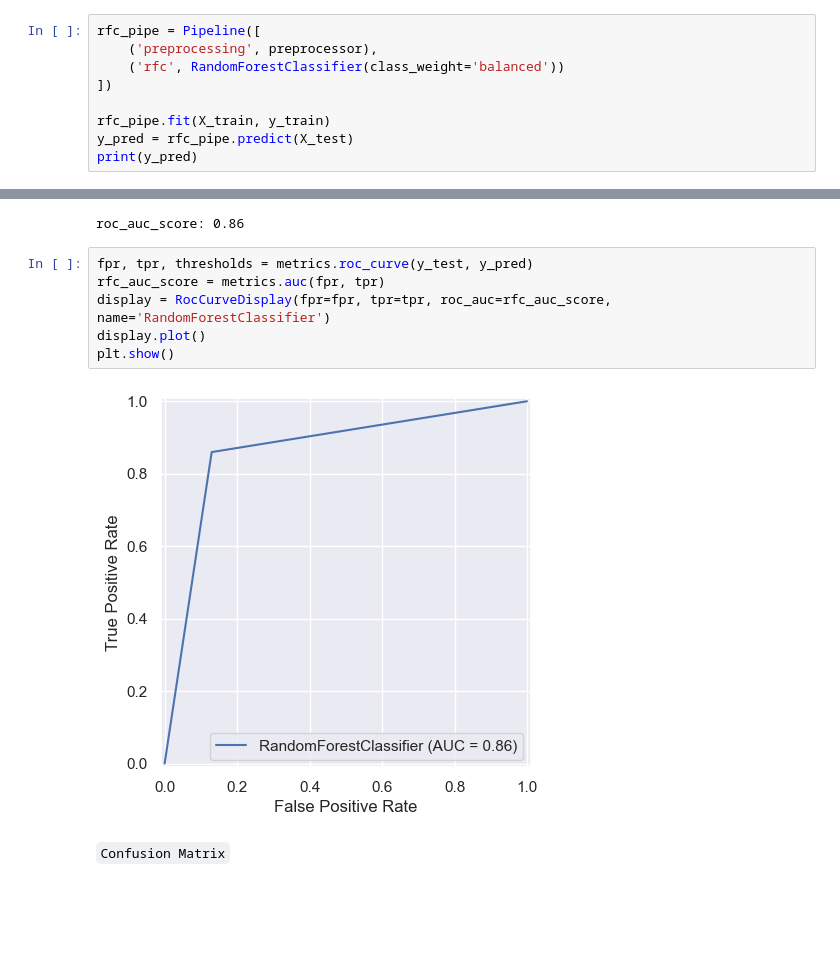
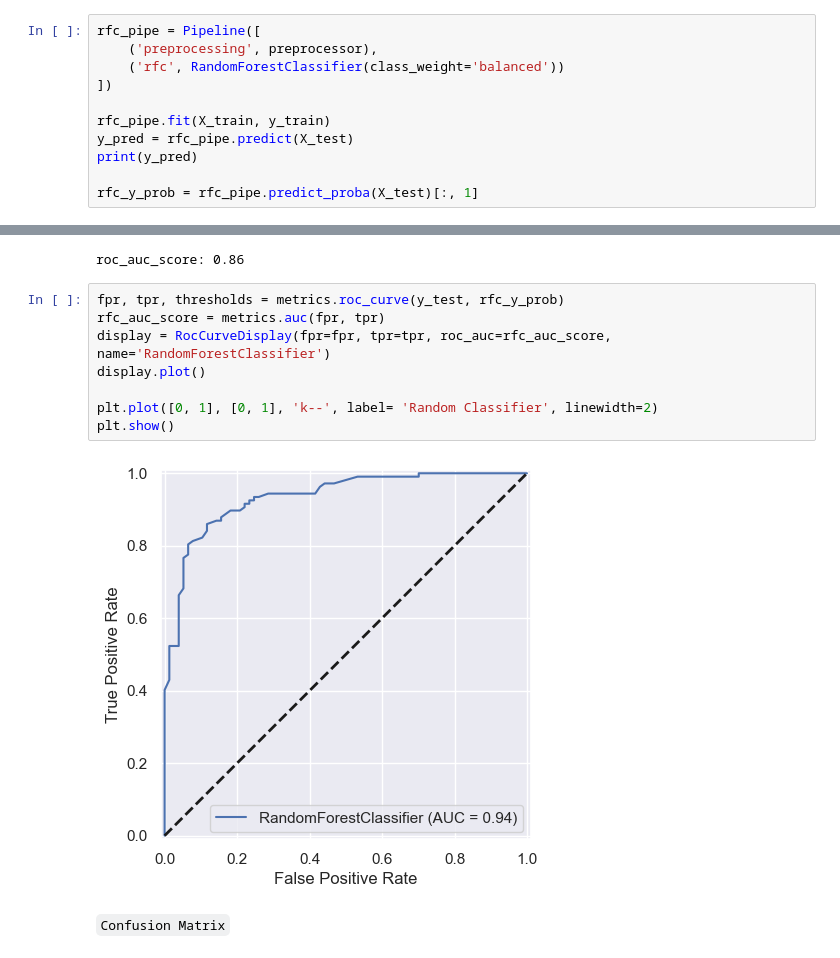
Before and after one commit to codewithraphael/machine-learning, a Jupyter notebook: Heart Failure Prediction/Notebook/heart_disease.ipynb, the cells around one changed output, grey strips where cells are left out. Drawn from its saved outputs; the diff is of its cells as text; blank space fills up the shorter version.

Commit message:
added proper roc curve metrics

```diff
--- a/Heart Failure Prediction/Notebook/heart_disease.ipynb
+++ b/Heart Failure Prediction/Notebook/heart_disease.ipynb
@@ -423,4 +450,6 @@ rfc_pipe = Pipeline([
 rfc_pipe.fit(X_train, y_train)
 y_pred = rfc_pipe.predict(X_test)
 print(y_pred)
+
+rfc_y_prob = rfc_pipe.predict_proba(X_test)[:, 1]
 # %% [output]
@@ -457,13 +504,15 @@ print(f'roc_auc_score: {ras:.2f}')
 # %% [output]
 roc_auc_score: 0.86
 # %%
-fpr, tpr, thresholds = metrics.roc_curve(y_test, y_pred)
+fpr, tpr, thresholds = metrics.roc_curve(y_test, rfc_y_prob)
 rfc_auc_score = metrics.auc(fpr, tpr)
 display = RocCurveDisplay(fpr=fpr, tpr=tpr, roc_auc=rfc_auc_score, name='RandomForestClassifier')
 display.plot()
+
+plt.plot([0, 1], [0, 1], 'k--', label= 'Random Classifier', linewidth=2)
 plt.show()
 # %% [output]
-[figure, old version]
+[figure, new version]
 # %% [markdown]
 `Confusion Matrix`
 # %%
```
Also changed, not shown: parts of 21 cells of this notebook.
